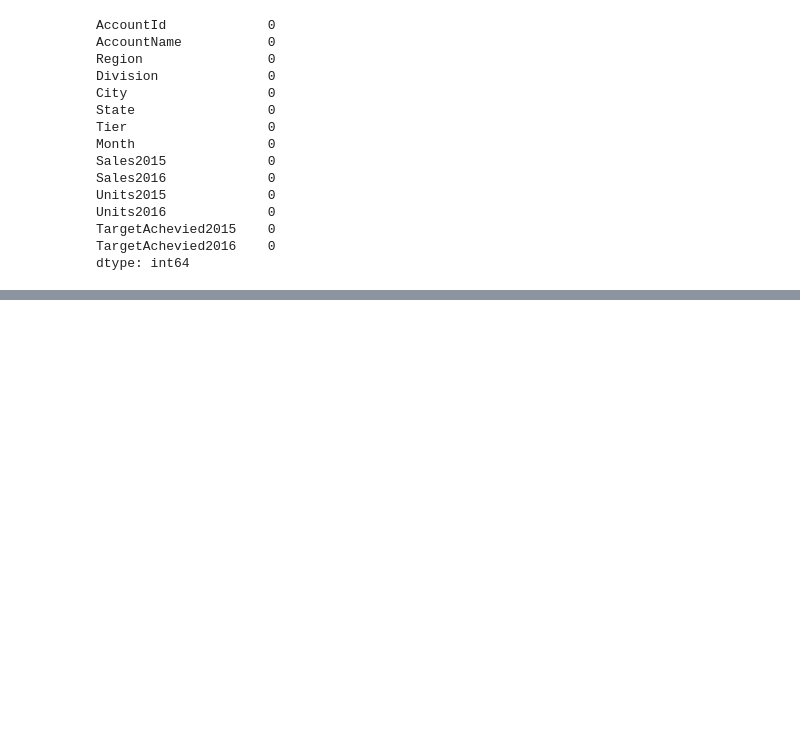
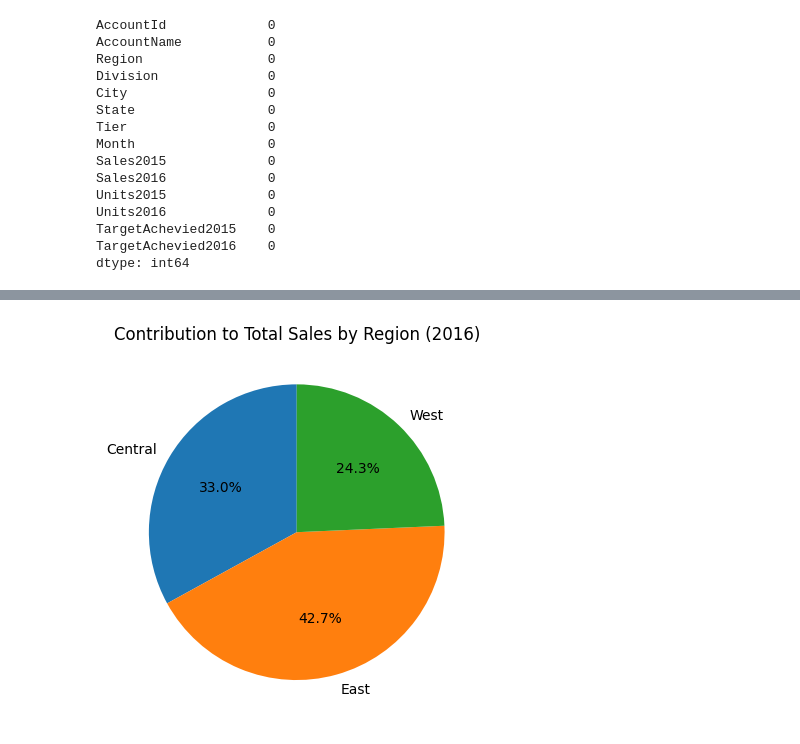
Before and after one commit to Adi46878/Data-Visualization, a Jupyter notebook: Data_visualization.ipynb, the cells around one changed output, grey strips where cells are left out. Drawn from its saved outputs; the diff is of its cells as text; code cells hidden in the pictures; blank space fills up the shorter version.

```diff
--- a/Data_visualization.ipynb
+++ b/Data_visualization.ipynb
@@ -43,0 +124,2 @@ dtype: int64
+# %%
+sales_2016 = sales.groupby('Region')['Sales2016'].sum()
@@ -43,0 +134,9 @@ dtype: int64
+# %%
+plt.pie(sales_2016,
+        labels= sales_2016.index,
+        autopct = '%1.1f%%',
+        startangle=90)
+plt.title("Contribution to Total Sales by Region (2016)")
+plt.show()
+# %% [output]
+[figure, added]
```
Also changed, not shown: parts of 14 cells of this notebook.
